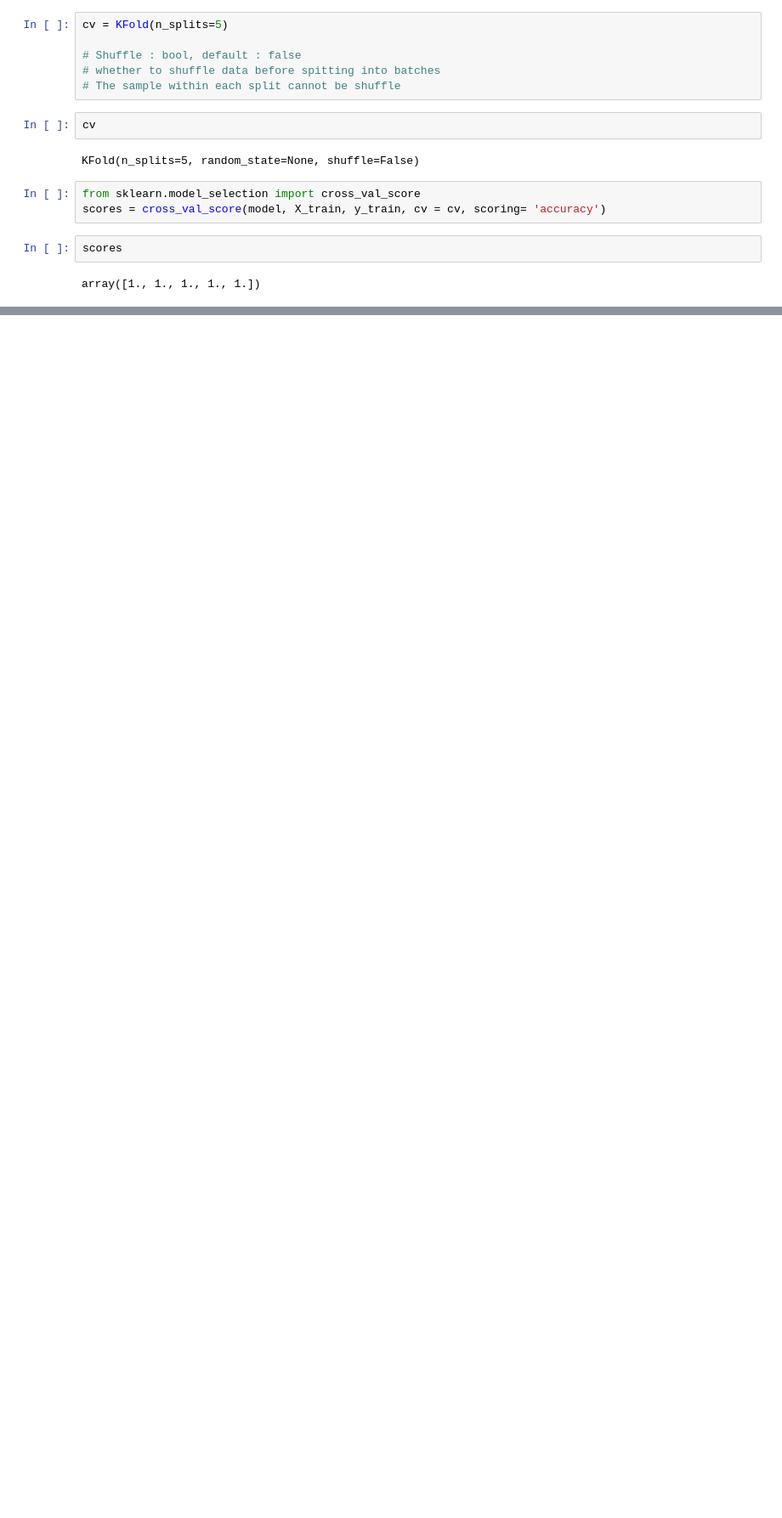
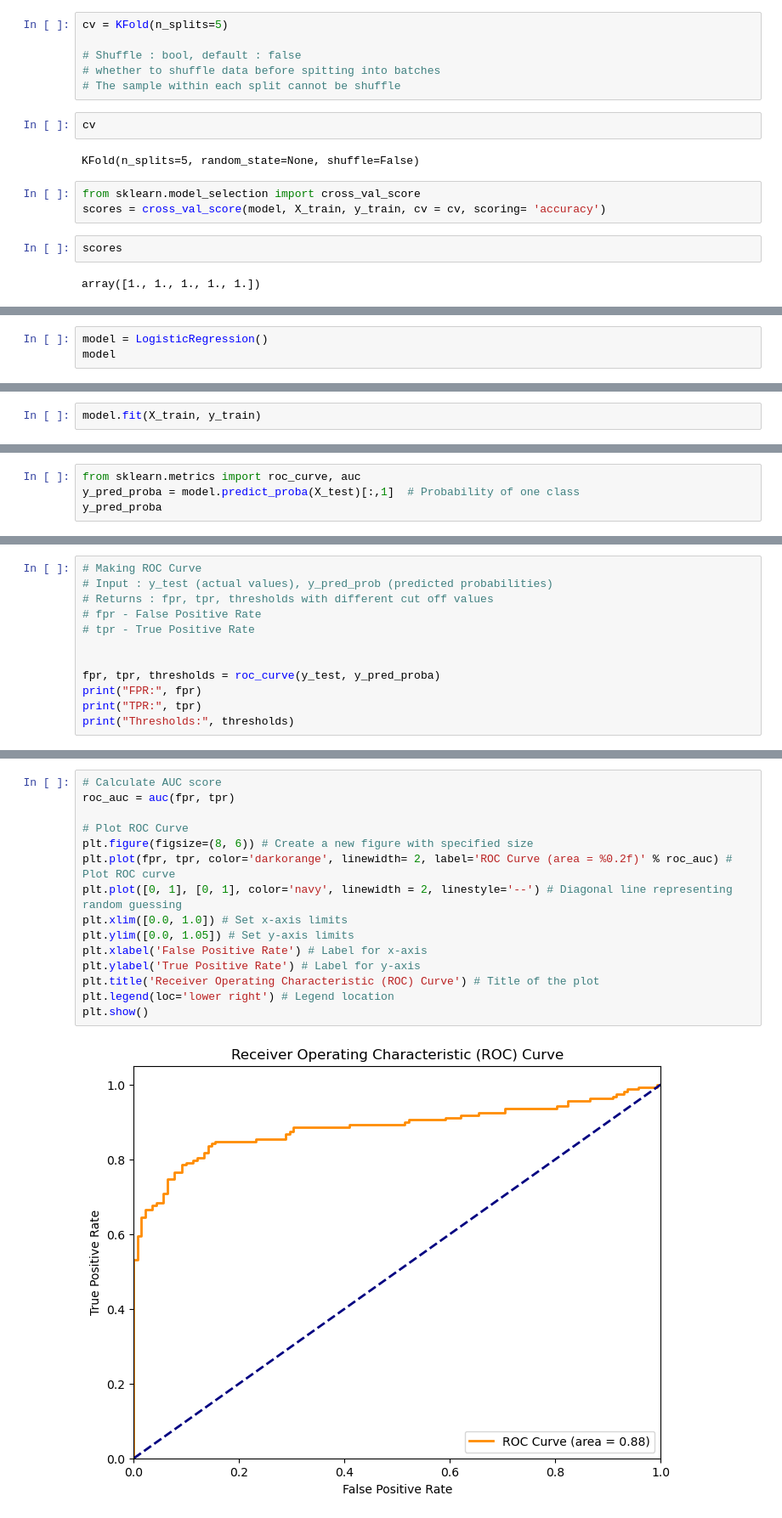
Before and after one commit to prA-G/Machine-Learning, a Jupyter notebook: 4. Logistic Regression/4. Logistic Regression Implementation.ipynb, the cells around one changed output, grey strips where cells are left out. Shown at 85% size. Saved outputs shown, nothing was run; the diff lists cells and outputs as text; blank space fills up the shorter version.

```diff
--- a/4. Logistic Regression/4. Logistic Regression Implementation.ipynb
+++ b/4. Logistic Regression/4. Logistic Regression Implementation.ipynb
@@ -334,0 +392,3 @@ np.float64(1.0)
+# %%
+model = LogisticRegression()
+model
@@ -334,0 +397,2 @@ np.float64(1.0)
+# %%
+model.fit(X_train, y_train)
@@ -334,0 +457,4 @@ np.float64(1.0)
+# %%
+from sklearn.metrics import roc_curve, auc
+y_pred_proba = model.predict_proba(X_test)[:,1]  # Probability of one class
+y_pred_proba
@@ -334,0 +479,12 @@ np.float64(1.0)
+# %%
+# Making ROC Curve
+# Input : y_test (actual values), y_pred_prob (predicted probabilities)
+# Returns : fpr, tpr, thresholds with different cut off values
+# fpr - False Positive Rate
+# tpr - True Positive Rate
+
+
+fpr, tpr, thresholds = roc_curve(y_test, y_pred_proba)
+print("FPR:", fpr)
+print("TPR:", tpr)
+print("Thresholds:", thresholds)
@@ -334,0 +514,17 @@ np.float64(1.0)
+# %%
+# Calculate AUC score
+roc_auc = auc(fpr, tpr)
+
+# Plot ROC Curve
+plt.figure(figsize=(8, 6)) # Create a new figure with specified size
+plt.plot(fpr, tpr, color='darkorange', linewidth= 2, label='ROC Curve (area = %0.2f)' % roc_auc) # Plot ROC curve
+plt.plot([0, 1], [0, 1], color='navy', linewidth = 2, linestyle='--') # Diagonal line representing random guessing
+plt.xlim([0.0, 1.0]) # Set x-axis limits
+plt.ylim([0.0, 1.05]) # Set y-axis limits
+plt.xlabel('False Positive Rate') # Label for x-axis
+plt.ylabel('True Positive Rate') # Label for y-axis
+plt.title('Receiver Operating Characteristic (ROC) Curve') # Title of the plot
+plt.legend(loc='lower right') # Legend location
+plt.show()
+# %% [output]
+[figure, added]
```
Also changed, not shown: parts of 37 cells of this notebook, 3 other files.
